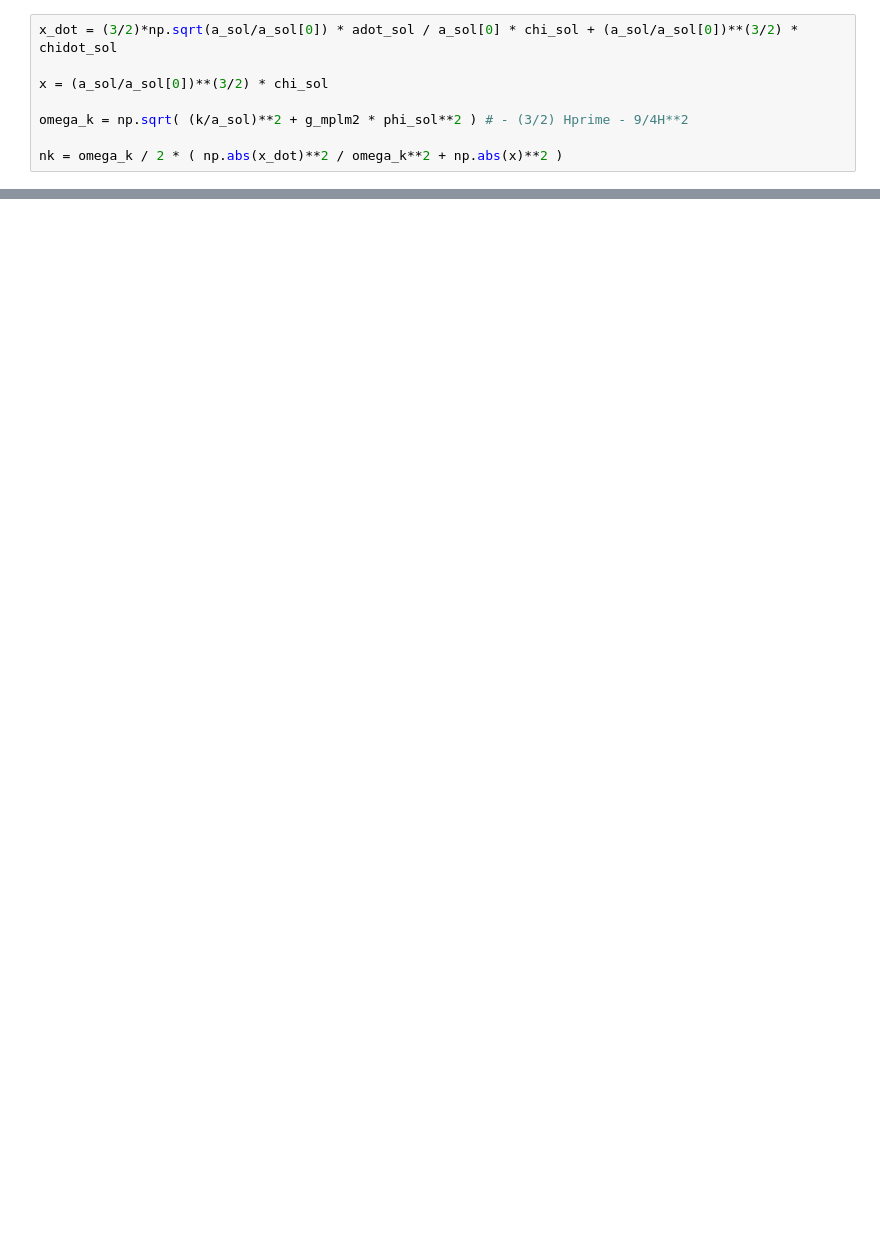
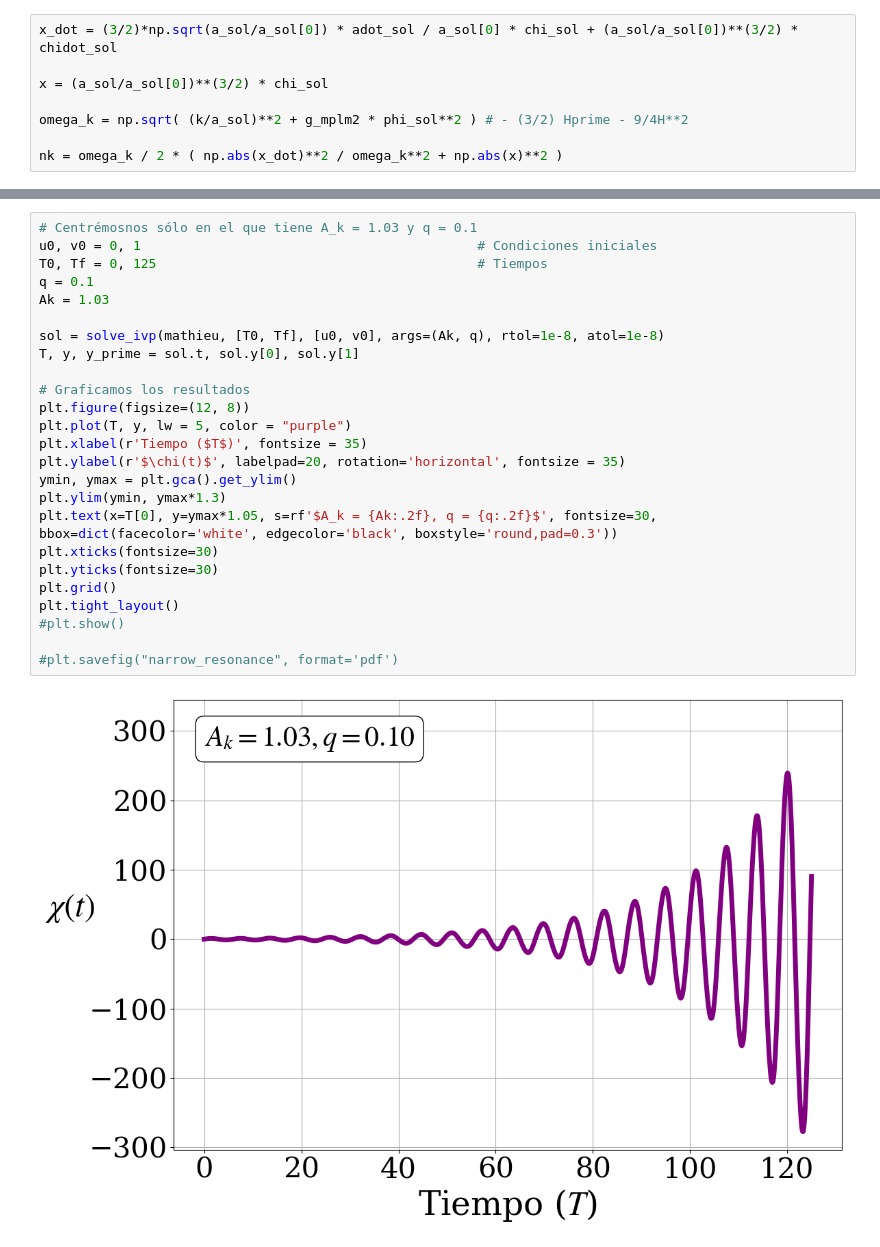
Before and after one commit to TomasCiccarella/Tesis, a Jupyter notebook: Mathieu/m2phi2/m2phi2_expansion.ipynb, the cells around one changed output, grey strips where cells are left out. Drawn from its saved outputs; the diff is of its cells as text; blank space fills up the shorter version.

```diff
--- a/Mathieu/m2phi2/m2phi2_expansion.ipynb
+++ b/Mathieu/m2phi2/m2phi2_expansion.ipynb
@@ -160,0 +285,27 @@ plt.savefig("Mathieu_background", format='pdf')
+# %%
+# Centrémosnos sólo en el que tiene A_k = 1.03 y q = 0.1
+u0, v0 = 0, 1                                           # Condiciones iniciales
+T0, Tf = 0, 125                                         # Tiempos
+q = 0.1
+Ak = 1.03
+
+sol = solve_ivp(mathieu, [T0, Tf], [u0, v0], args=(Ak, q), rtol=1e-8, atol=1e-8)
+T, y, y_prime = sol.t, sol.y[0], sol.y[1]
+
+# Graficamos los resultados
+plt.figure(figsize=(12, 8))
+plt.plot(T, y, lw = 5, color = "purple")
+plt.xlabel(r'Tiempo ($T$)', fontsize = 35)
+plt.ylabel(r'$\chi(t)$', labelpad=20, rotation='horizontal', fontsize = 35)
+ymin, ymax = plt.gca().get_ylim()
+plt.ylim(ymin, ymax*1.3)
+plt.text(x=T[0], y=ymax*1.05, s=rf'$A_k = {Ak:.2f}, q = {q:.2f}$', fontsize=30, bbox=dict(facecolor='white', edgecolor='black', boxstyle='round,pad=0.3'))
+plt.xticks(fontsize=30)
+plt.yticks(fontsize=30)
+plt.grid()
+plt.tight_layout()
+#plt.show()
+
+#plt.savefig("narrow_resonance", format='pdf')
+# %% [output]
+[figure, added]
```
Also changed, not shown: parts of 8 cells of this notebook, 23 other files.
